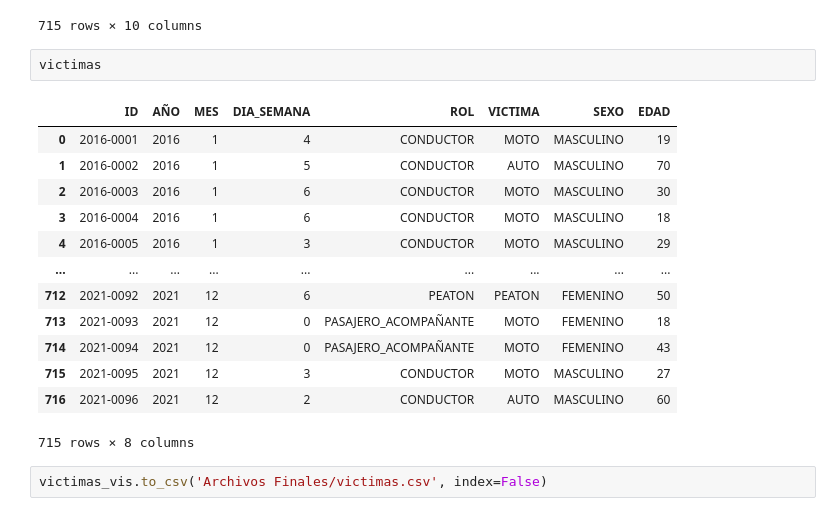
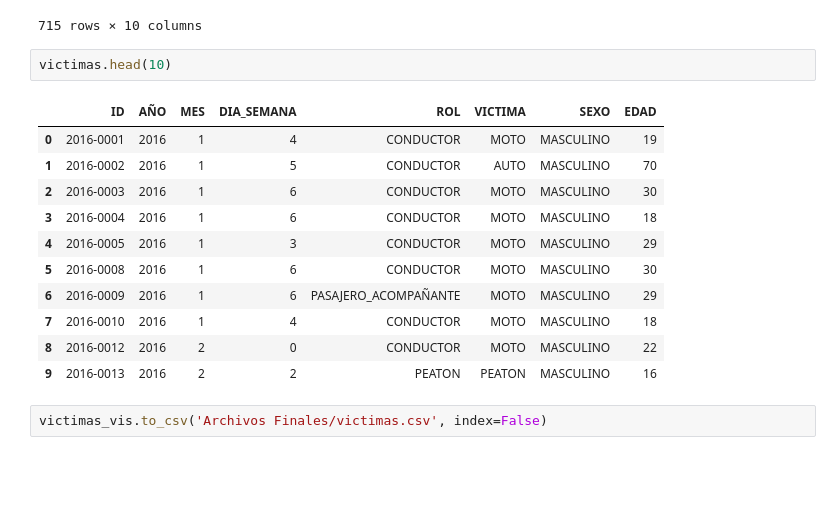
Before and after one commit to carocardenas0699/PI02---Data-Analysis, a Jupyter notebook: ETL_EDA_victimas.ipynb, the cells around one changed output. Saved outputs shown, nothing was run; the diff lists cells and outputs as text; blank space fills up the shorter version.

```diff
--- a/ETL_EDA_victimas.ipynb
+++ b/ETL_EDA_victimas.ipynb
@@ -408,20 +414,18 @@ victimas_vis
 | 716 | 2021-0096 | 2021 | DICIEMBRE | 12 | MIÉRCOLES | 2 | CONDUCTOR | AUTO | MASCULINO | 60 |
 715 rows × 10 columns
 # %%
-victimas
+victimas.head(10)
 # %% [output]
 |  | ID | AÑO | MES | DIA_SEMANA | ROL | VICTIMA | SEXO | EDAD |
 | 0 | 2016-0001 | 2016 | 1 | 4 | CONDUCTOR | MOTO | MASCULINO | 19 |
 | 1 | 2016-0002 | 2016 | 1 | 5 | CONDUCTOR | AUTO | MASCULINO | 70 |
 | 2 | 2016-0003 | 2016 | 1 | 6 | CONDUCTOR | MOTO | MASCULINO | 30 |
 | 3 | 2016-0004 | 2016 | 1 | 6 | CONDUCTOR | MOTO | MASCULINO | 18 |
 | 4 | 2016-0005 | 2016 | 1 | 3 | CONDUCTOR | MOTO | MASCULINO | 29 |
-| ... | ... | ... | ... | ... | ... | ... | ... | ... |
-| 712 | 2021-0092 | 2021 | 12 | 6 | PEATON | PEATON | FEMENINO | 50 |
-| 713 | 2021-0093 | 2021 | 12 | 0 | PASAJERO_ACOMPAÑANTE | MOTO | FEMENINO | 18 |
-| 714 | 2021-0094 | 2021 | 12 | 0 | PASAJERO_ACOMPAÑANTE | MOTO | FEMENINO | 43 |
-| 715 | 2021-0095 | 2021 | 12 | 3 | CONDUCTOR | MOTO | MASCULINO | 27 |
-| 716 | 2021-0096 | 2021 | 12 | 2 | CONDUCTOR | AUTO | MASCULINO | 60 |
+| 5 | 2016-0008 | 2016 | 1 | 6 | CONDUCTOR | MOTO | MASCULINO | 30 |
+| 6 | 2016-0009 | 2016 | 1 | 6 | PASAJERO_ACOMPAÑANTE | MOTO | MASCULINO | 29 |
+| 7 | 2016-0010 | 2016 | 1 | 4 | CONDUCTOR | MOTO | MASCULINO | 18 |
+| 8 | 2016-0012 | 2016 | 2 | 0 | CONDUCTOR | MOTO | MASCULINO | 22 |
+| 9 | 2016-0013 | 2016 | 2 | 2 | PEATON | PEATON | MASCULINO | 16 |
-715 rows × 8 columns
 # %%
 victimas_vis.to_csv('Archivos Finales/victimas.csv', index=False)
```
Also changed, not shown: parts of 5 cells of this notebook, 1 other file.
